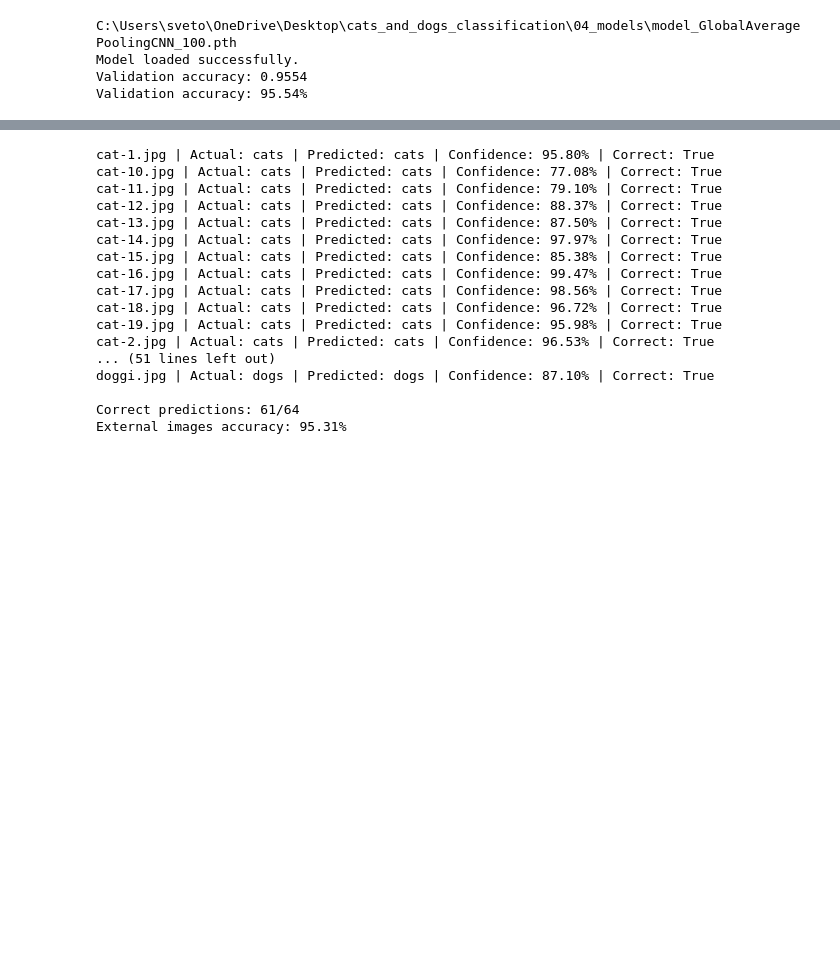
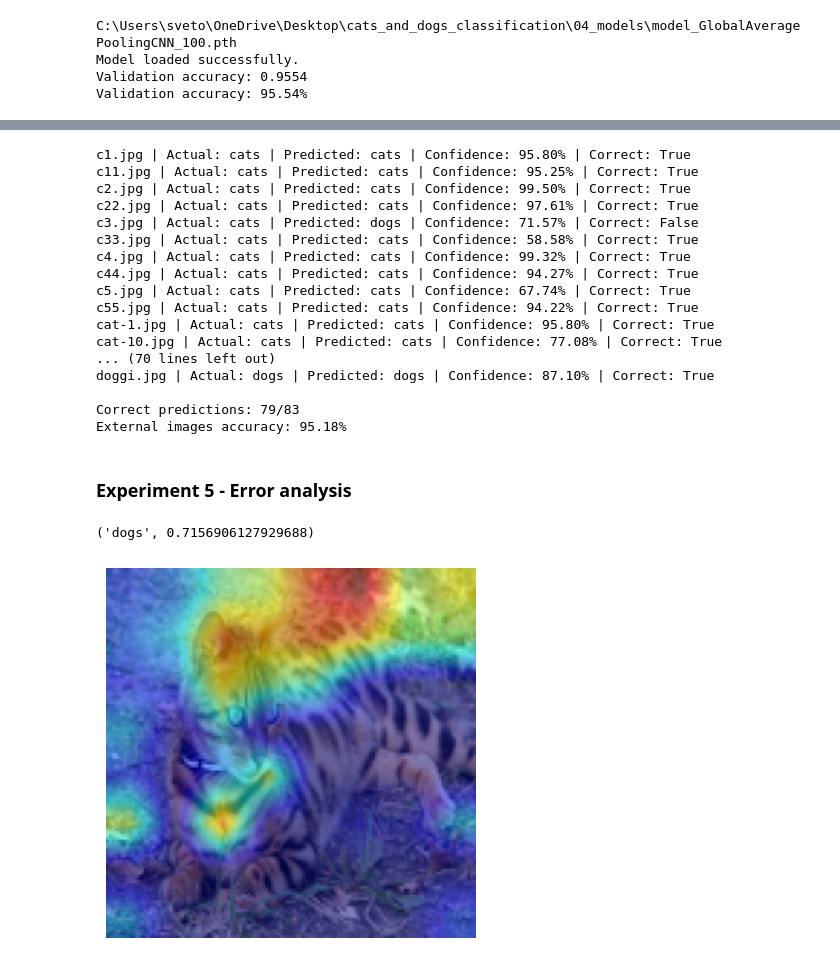
Before and after one commit to plamensve/cats_and_dogs_classification, a Jupyter notebook: 02_notebooks/04_results_analysis.ipynb, the cells around one changed output, grey strips where cells are left out. Drawn from its saved outputs; the diff is of its cells as text; code cells hidden in the pictures; blank space fills up the shorter version.

Commit message:
ADD: error analysis - model 4 and 5

```diff
--- a/02_notebooks/04_results_analysis.ipynb
+++ b/02_notebooks/04_results_analysis.ipynb
@@ -1446,9 +1455,9 @@ for image_path in sorted(RANDOM_IMAGES_DIR.iterdir()):
         class_names=class_names,
     )
 
-    if image_path.stem.startswith("cat"):
+    if image_path.stem.startswith("c"):
         actual_class = "cats"
-    elif image_path.stem.startswith("dog"):
+    elif image_path.stem.startswith("d"):
         actual_class = "dogs"
     else:
         continue
@@ -1472,20 +1481,64 @@ print()
 print(f"Correct predictions: {correct_predictions}/{total_images}")
 print(f"External images accuracy: {external_accuracy:.2%}")
 # %% [output]
+c1.jpg | Actual: cats | Predicted: cats | Confidence: 95.80% | Correct: True
+c11.jpg | Actual: cats | Predicted: cats | Confidence: 95.25% | Correct: True
+c2.jpg | Actual: cats | Predicted: cats | Confidence: 99.50% | Correct: True
+c22.jpg | Actual: cats | Predicted: cats | Confidence: 97.61% | Correct: True
+c3.jpg | Actual: cats | Predicted: dogs | Confidence: 71.57% | Correct: False
+c33.jpg | Actual: cats | Predicted: cats | Confidence: 58.58% | Correct: True
+c4.jpg | Actual: cats | Predicted: cats | Confidence: 99.32% | Correct: True
+c44.jpg | Actual: cats | Predicted: cats | Confidence: 94.27% | Correct: True
+c5.jpg | Actual: cats | Predicted: cats | Confidence: 67.74% | Correct: True
+c55.jpg | Actual: cats | Predicted: cats | Confidence: 94.22% | Correct: True
 cat-1.jpg | Actual: cats | Predicted: cats | Confidence: 95.80% | Correct: True
 cat-10.jpg | Actual: cats | Predicted: cats | Confidence: 77.08% | Correct: True
-cat-11.jpg | Actual: cats | Predicted: cats | Confidence: 79.10% | Correct: True
-cat-12.jpg | Actual: cats | Predicted: cats | Confidence: 88.37% | Correct: True
-cat-13.jpg | Actual: cats | Predicted: cats | Confidence: 87.50% | Correct: True
-cat-14.jpg | Actual: cats | Predicted: cats | Confidence: 97.97% | Correct: True
-cat-15.jpg | Actual: cats | Predicted: cats | Confidence: 85.38% | Correct: True
-cat-16.jpg | Actual: cats | Predicted: cats | Confidence: 99.47% | Correct: True
-cat-17.jpg | Actual: cats | Predicted: cats | Confidence: 98.56% | Correct: True
-cat-18.jpg | Actual: cats | Predicted: cats | Confidence: 96.72% | Correct: True
-cat-19.jpg | Actual: cats | Predicted: cats | Confidence: 95.98% | Correct: True
-cat-2.jpg | Actual: cats | Predicted: cats | Confidence: 96.53% | Correct: True
-... (51 lines left out)
+... (70 lines left out)
 doggi.jpg | Actual: dogs | Predicted: dogs | Confidence: 87.10% | Correct: True
 
-Correct predictions: 61/64
-External images accuracy: 95.31%
+Correct predictions: 79/83
+External images accuracy: 95.18%
+# %% [markdown]
+### Experiment 5 - Error analysis
+# %%
+image_path = "../02_notebooks/random_imgs/c3.jpg"
+
+predicted_class, confidence, image_tensor = predict_image(
+        model=model_GlobalAveragePoolingCNN_100,
+        image_path=image_path,
+        transform=prediction_transform,
+        class_names=class_names,
+    )
+predicted_class, confidence
+# %% [output]
+('dogs', 0.7156906127929688)
+# %%
+# Select the last convolutional layer for Grad-CAM visualization.
+target_layers = [model_GlobalAveragePoolingCNN.features[20]]
+target_layers
+
+# Initialize Grad-CAM using the trained model and the selected convolutional layer.
+cam = GradCAM(model=model_GlobalAveragePoolingCNN, target_layers=target_layers)
+cam
+
+# Generate the Grad-CAM heatmap for the selected input image.
+grayscale_cam = cam(input_tensor=image_tensor)[0]
+grayscale_cam
+
+image = Image.open(image_path).convert("RGB")
+image = image.resize((128, 128))
+
+rgb_image = np.array(image) / 255.0
+
+# Overlay the Grad-CAM heatmap on the original image to visualize
+# the regions that influenced the model's prediction.
+visualization = show_cam_on_image(
+    rgb_image,
+    grayscale_cam,
+    use_rgb=True,
+)
+plt.imshow(visualization)
+plt.axis("off")
+plt.show()
+# %% [output]
+[figure, added]
```
Also changed, not shown: parts of 9 cells of this notebook, 20 other files.
